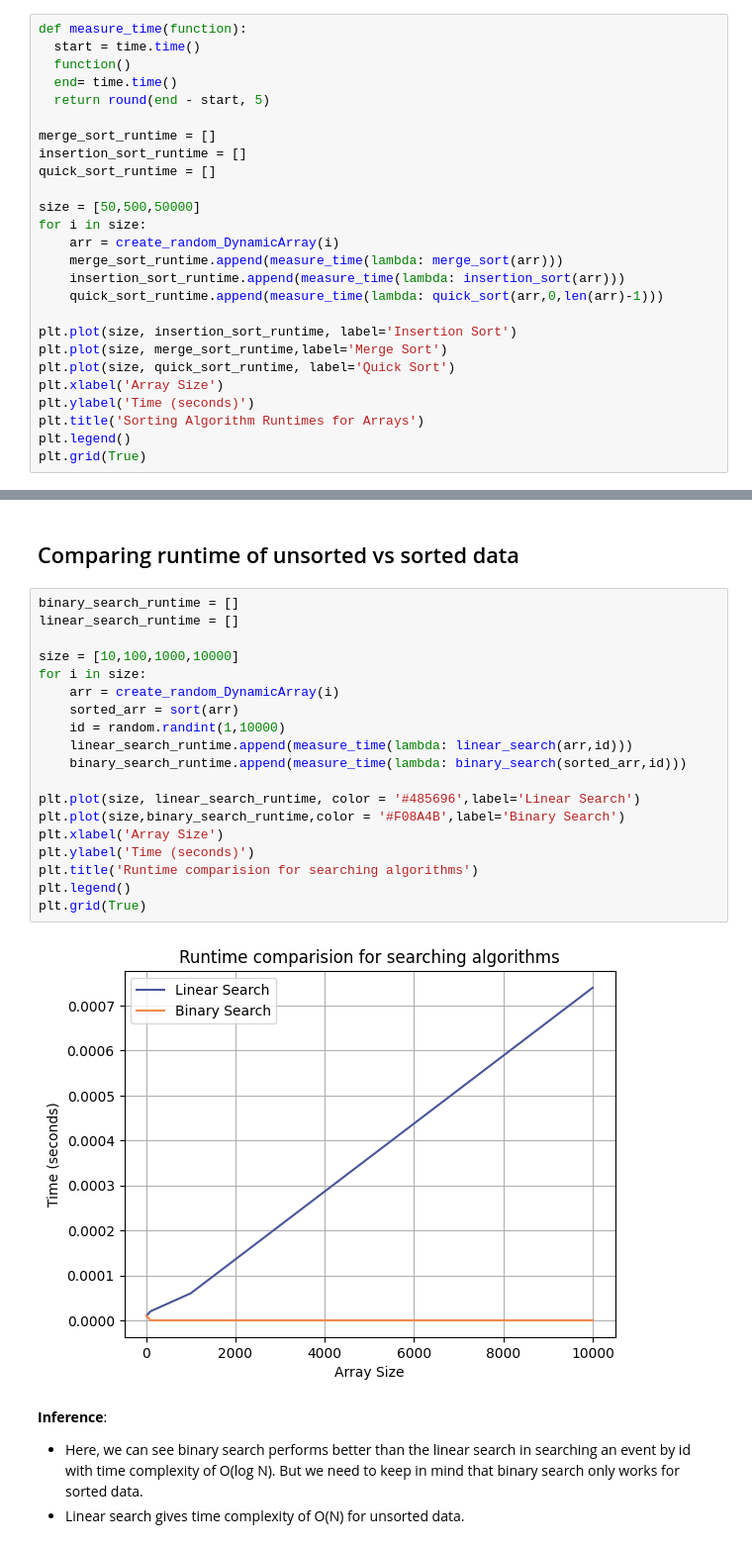
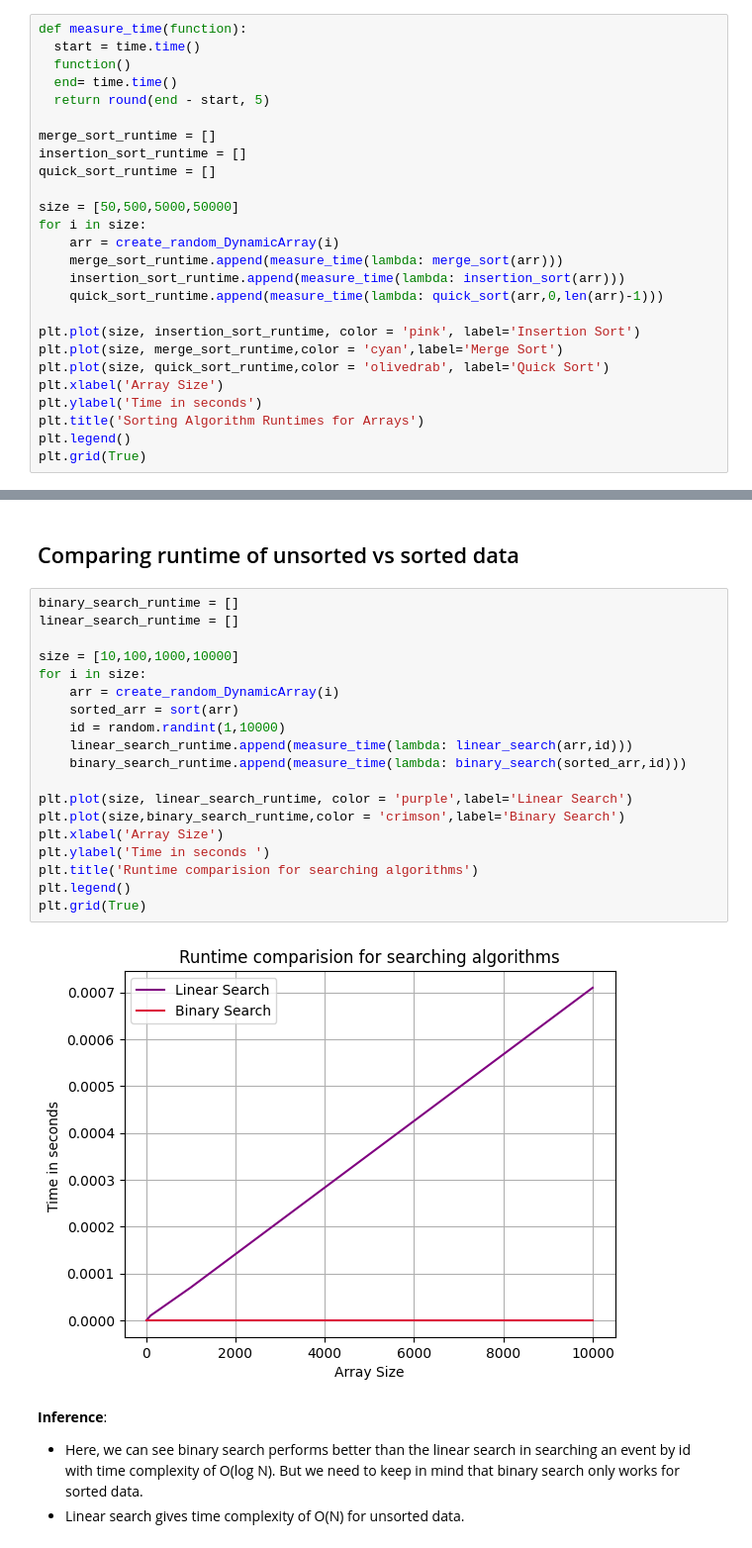
Before and after one commit to RahulHipparkar/DSA-GP1---Campus-Event-Scheduling-System, a Jupyter notebook: GP1_Hipparkar_Holmes_Caceres_Marcu.ipynb, the cells around one changed output, grey strips where cells are left out. Shown: that part at 99% size. Saved outputs shown, nothing was run; the diff lists cells and outputs as text.

```diff
--- a/GP1_Hipparkar_Holmes_Caceres_Marcu.ipynb
+++ b/GP1_Hipparkar_Holmes_Caceres_Marcu.ipynb
@@ -127,18 +127,18 @@ merge_sort_runtime = []
 insertion_sort_runtime = []
 quick_sort_runtime = []
 
-size = [50,500,50000]
+size = [50,500,5000,50000]
 for i in size:
     arr = create_random_DynamicArray(i)
     merge_sort_runtime.append(measure_time(lambda: merge_sort(arr)))
     insertion_sort_runtime.append(measure_time(lambda: insertion_sort(arr)))
     quick_sort_runtime.append(measure_time(lambda: quick_sort(arr,0,len(arr)-1)))
 
-plt.plot(size, insertion_sort_runtime, label='Insertion Sort')
-plt.plot(size, merge_sort_runtime,label='Merge Sort')
-plt.plot(size, quick_sort_runtime, label='Quick Sort')
+plt.plot(size, insertion_sort_runtime, color = 'pink', label='Insertion Sort')
+plt.plot(size, merge_sort_runtime,color = 'cyan',label='Merge Sort')
+plt.plot(size, quick_sort_runtime,color = 'olivedrab', label='Quick Sort')
 plt.xlabel('Array Size')
-plt.ylabel('Time (seconds)')
+plt.ylabel('Time in seconds')
 plt.title('Sorting Algorithm Runtimes for Arrays')
 plt.legend()
 plt.grid(True)
@@ -186,24 +186,24 @@ plt.grid(True)
 # %%
 binary_search_runtime = []
 linear_search_runtime = []
 
 size = [10,100,1000,10000]
 for i in size:
     arr = create_random_DynamicArray(i)
     sorted_arr = sort(arr)
     id = random.randint(1,10000)
     linear_search_runtime.append(measure_time(lambda: linear_search(arr,id)))
     binary_search_runtime.append(measure_time(lambda: binary_search(sorted_arr,id)))
 
-plt.plot(size, linear_search_runtime, color = '#485696',label='Linear Search')
-plt.plot(size,binary_search_runtime,color = '#F08A4B',label='Binary Search')
+plt.plot(size, linear_search_runtime, color = 'purple',label='Linear Search')
+plt.plot(size,binary_search_runtime,color = 'crimson',label='Binary Search')
 plt.xlabel('Array Size')
-plt.ylabel('Time (seconds)')
+plt.ylabel('Time in seconds ')
 plt.title('Runtime comparision for searching algorithms')
 plt.legend()
 plt.grid(True)
 # %% [output]
-[figure, old version]
+[figure, new version]
 # %% [markdown]
 **Inference**:
 
```
Also changed, not shown: parts of 15 cells of this notebook, 2 other files.
